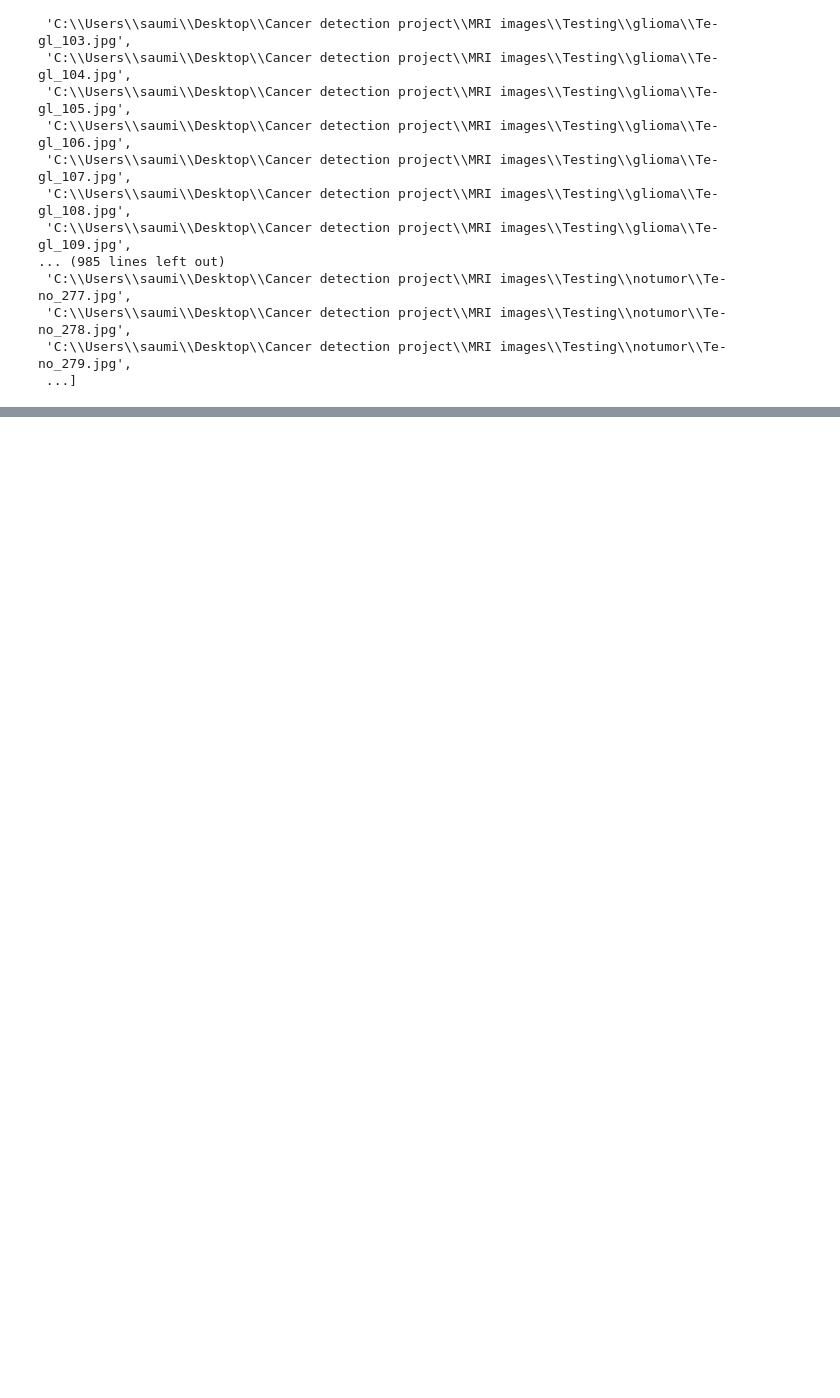
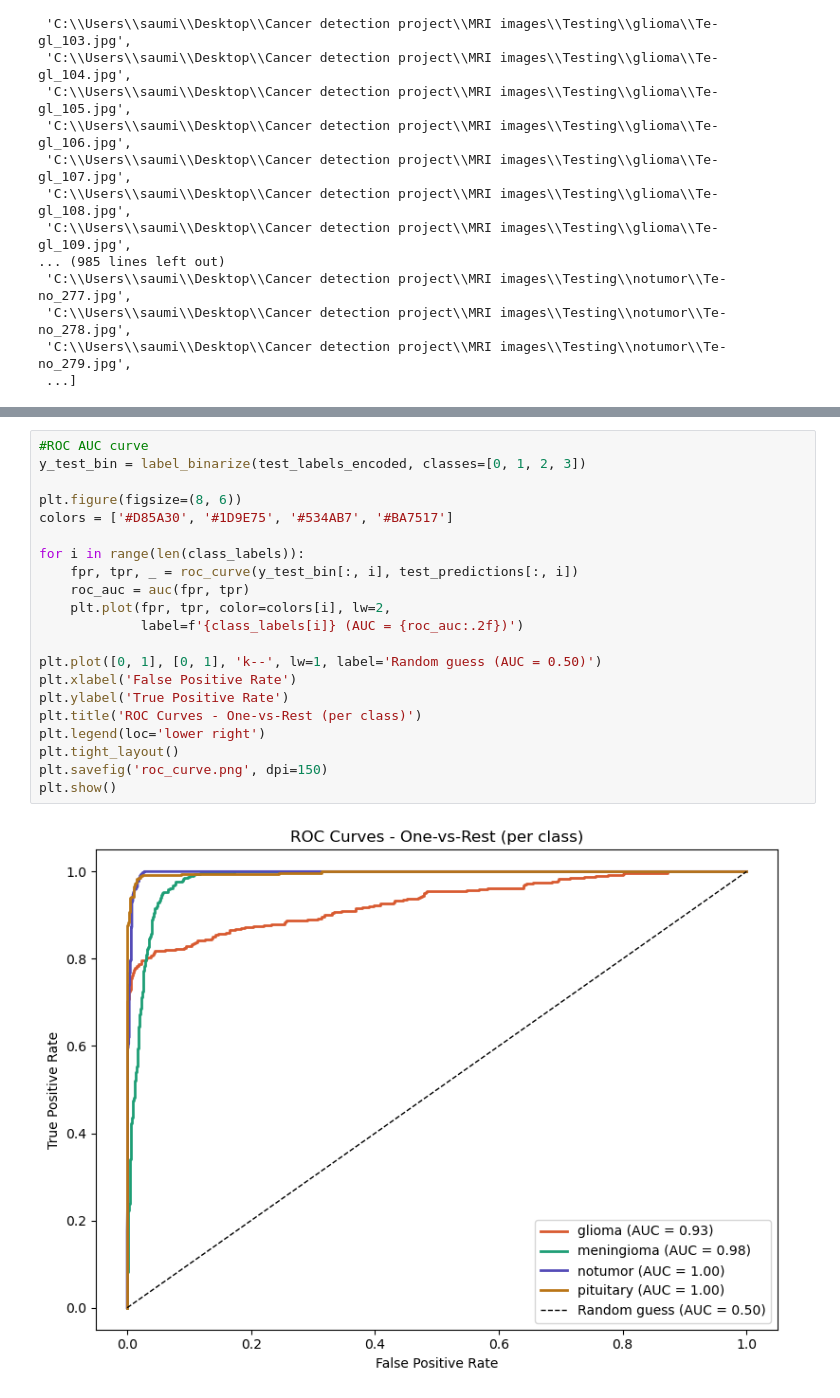
Before and after one commit to Saumil-Git-code/Brain-Tumor-detection-system-using-VGG16, a Jupyter notebook: Cancer detection.ipynb, the cells around one changed output, grey strips where cells are left out. Drawn from its saved outputs; the diff is of its cells as text; blank space fills up the shorter version.

```diff
--- a/Cancer detection.ipynb
+++ b/Cancer detection.ipynb
@@ -211,3 +226,26 @@ weighted avg       0.92      0.91      0.91      1600
+# %%
+#ROC AUC curve
+y_test_bin = label_binarize(test_labels_encoded, classes=[0, 1, 2, 3])
+
+plt.figure(figsize=(8, 6))
+colors = ['#D85A30', '#1D9E75', '#534AB7', '#BA7517']
+
+for i in range(len(class_labels)):
+    fpr, tpr, _ = roc_curve(y_test_bin[:, i], test_predictions[:, i])
+    roc_auc = auc(fpr, tpr)
+    plt.plot(fpr, tpr, color=colors[i], lw=2,
+             label=f'{class_labels[i]} (AUC = {roc_auc:.2f})')
+
+plt.plot([0, 1], [0, 1], 'k--', lw=1, label='Random guess (AUC = 0.50)')
+plt.xlabel('False Positive Rate')
+plt.ylabel('True Positive Rate')
+plt.title('ROC Curves - One-vs-Rest (per class)')
+plt.legend(loc='lower right')
+plt.tight_layout()
+plt.savefig('roc_curve.png', dpi=150)
+plt.show()
+# %% [output]
+[figure, added]
 # %%
 from keras.preprocessing.image import load_img, img_to_array
 import numpy as np
```
Also changed, not shown: parts of 8 cells of this notebook, 3 other files.
